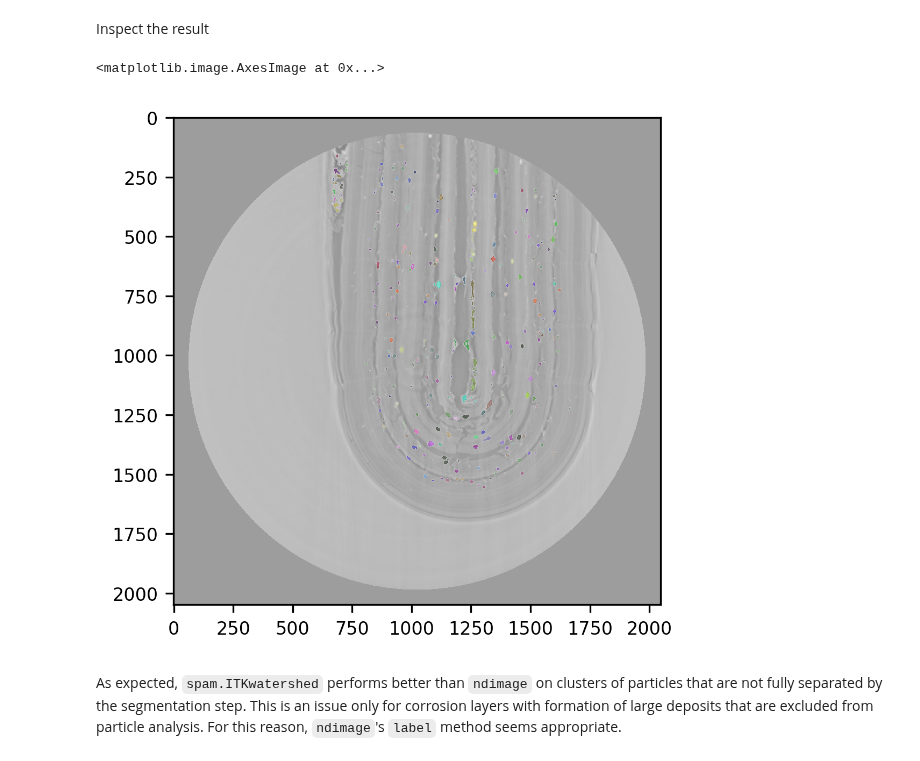
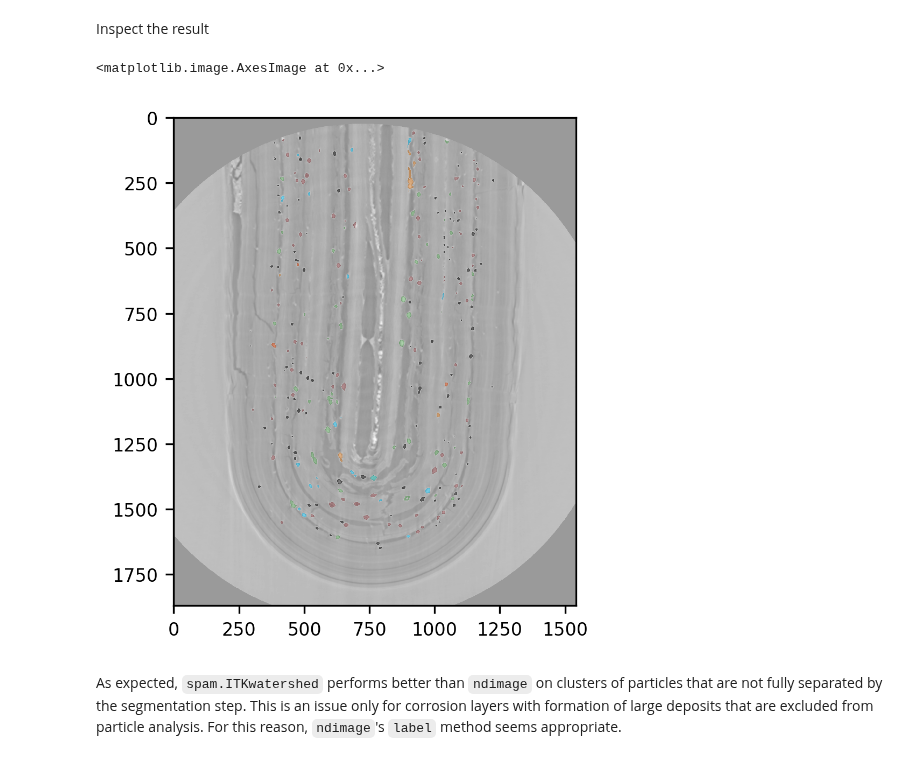
Before and after one commit to gianthk/CERIC-Franceschin, a Jupyter notebook: notebooks/581681_punta_HR_stitch2_crystals.ipynb, the cells around one changed output. Cells and saved outputs as stored; diff of their text form; code cells hidden in the pictures.

```diff
--- a/notebooks/581681_punta_HR_stitch2_crystals.ipynb
+++ b/notebooks/581681_punta_HR_stitch2_crystals.ipynb
@@ -96,8 +98,7 @@ plt.rc('font', **font)
 ### Load scalar dataset
 For practical reasons we can load a small portion of the reconstructed dataset: slices [3890, 4645]
 # %%
-# input_file = work_folder+'/slices_8bit_crop/slice_0000.tif'
-input_file = work_folder+'/100slices/slice_4101.tif'
+input_file = work_folder+'/slices_8bit_crop/slice_0000.tif'
 # %% [markdown]
 Read portion of the file
 # %%
@@ -105,7 +106,7 @@ data_3D = read_tiff_stack(input_file, [3890, 4645])
 # %% [markdown]
 Read whole file
 # %%
-# data_3D = read_tiff_stack(input_file)
+data_3D = read_tiff_stack(input_file)
 # %% [markdown]
 Voxelsize:
 # %%
@@ -120,7 +121,7 @@ plt.imshow(data_3D[-1,:,:])
 ### Load binary mask of crystal sediments
 The mask was obtained in the notebook [581681_punta_HR_stitch2_masks](581681_punta_HR_stitch2_masks.ipynb).
 # %%
-mask_file = work_folder+'/masks/100slices_pearls/slice_00000.tif'
+mask_file = work_folder+'/masks/crystals_crop_valid/slice_00001.tif'
 # %%
 BW_pearls = read_tiff_stack(mask_file)
 # %%
@@ -153,11 +154,11 @@ Particles identified with scipy.ndimage: 2368
 # %% [markdown]
 Inspect the result
 # %%
-plt.imshow(data_3D[50,:,:], cmap='gray', interpolation='none')
-plt.imshow(regions[50,:,:], cmap=spam.label.randomCmap, alpha=0.5, interpolation='none') # 'tab20c'
+plt.imshow(data_3D[2050,:,:], cmap='gray', interpolation='none')
+plt.imshow(regions[2050,:,:], cmap=spam.label.randomCmap, alpha=0.5, interpolation='none') # 'tab20c'
 # %% [output]
 <matplotlib.image.AxesImage at 0x...>
-[figure, old version]
+[figure, new version]
 # %% [markdown]
 As expected, `spam.ITKwatershed` performs better than `ndimage` on clusters of particles that are not fully separated by the segmentation step. This is an issue only for corrosion layers with formation of large deposits that are excluded from particle analysis. For this reason, `ndimage`'s `label` method seems appropriate.
 # %% [markdown]
```
Also changed, not shown: parts of 32 cells of this notebook, 1 other file.
